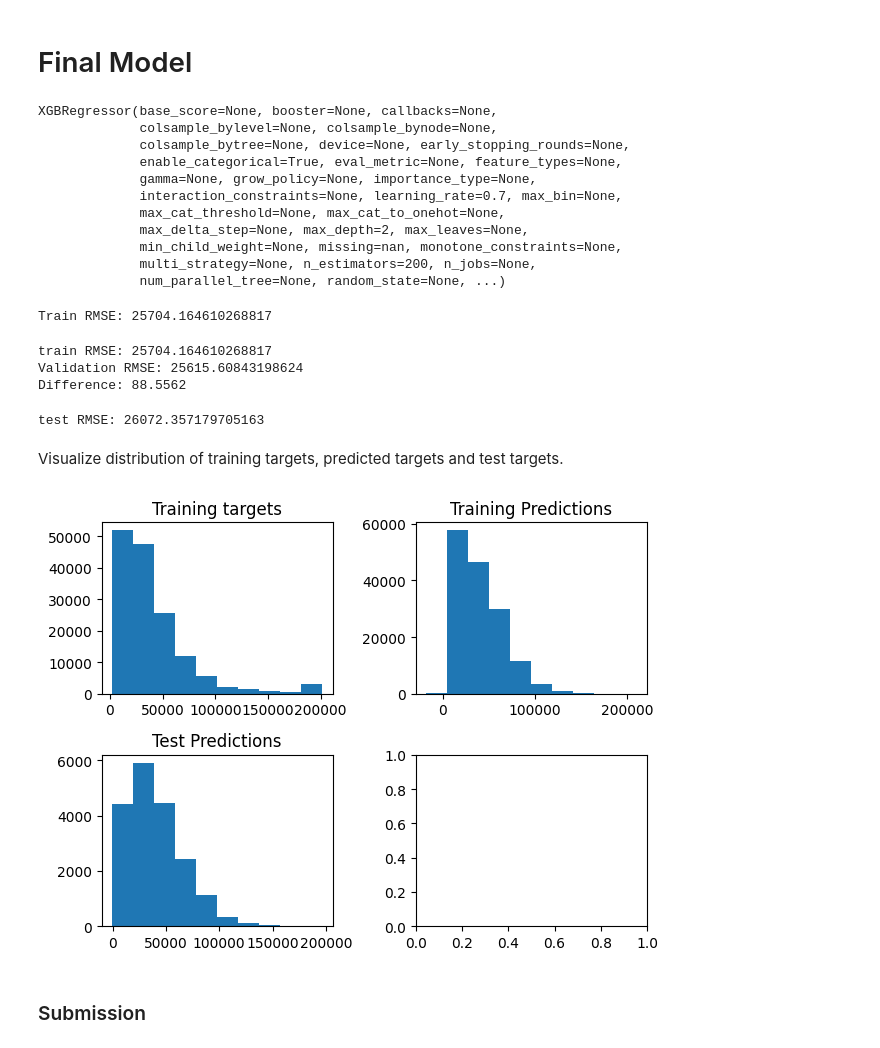
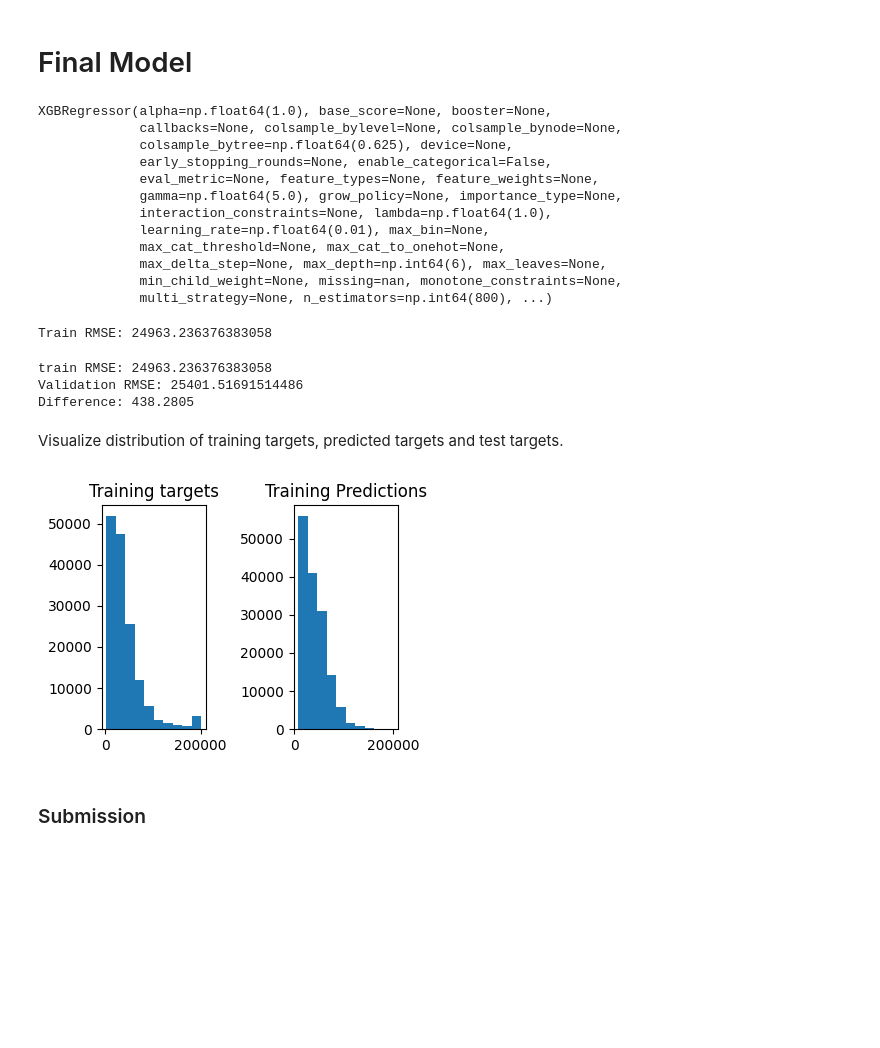
Before and after one commit to omkar-thite/used_car_regression_kaggle, a Jupyter notebook: used_car_regression.ipynb, the cells around one changed output. Saved outputs shown, nothing was run; the diff lists cells and outputs as text; code cells hidden in the pictures; blank space fills up the shorter version.

````diff
--- a/used_car_regression.ipynb
+++ b/used_car_regression.ipynb
@@ -865,7 +814,7 @@ test = test.values
 # %% [markdown]
 # Hyperparameters Search
 # %%
-'''from sklearn.model_selection import RandomizedSearchCV
+from sklearn.model_selection import RandomizedSearchCV
 
 # Define the parameter grid
 param_distributions = {
@@ -892,10 +841,9 @@ random_search = RandomizedSearchCV(
 )
 
 # Fit RandomizedSearchCV
-random_search.fit(x_train, y_train)
+random_search.fit(X_train, y_train)
 
 # Best parameters and score
 print("Best Parameters:", random_search.best_params_)
 print("Best Score:", random_search.best_score_)
-'''
 # %% [output]
@@ -903,3 +853,6 @@ print("Best Score:", random_search.best_score_)
+# %%
+best_parameters = {'subsample': np.float64(0.75), 'n_estimators': np.int64(800), 'max_depth': np.int64(6), 'learning_rate': np.float64(0.01), 'lambda': np.float64(1.0), 'gamma': np.float64(5.0), 'colsample_bytree': np.float64(0.625), 'alpha': np.float64(1.0)}
+BestScore: -673261088.7966733
 # %% [markdown]
 Obtained by running RandomSearchCV for 23 mins with t4 gpu
 ```python
@@ -1061,70 +1006,60 @@ xgb_model = XGBRegressor(learning_rate= optimum_lrate,
+# %%
+xgb_model = XGBRegressor(**best_parameters)
 # %%
 # Train model
-xgb_model.fit(x_train, y_train)
+xgb_model.fit(X_train, y_train)
 # %% [output]
-XGBRegressor(base_score=None, booster=None, callbacks=None,
-             colsample_bylevel=None, colsample_bynode=None,
-             colsample_bytree=None, device=None, early_stopping_rounds=None,
-             enable_categorical=True, eval_metric=None, feature_types=None,
-             gamma=None, grow_policy=None, importance_type=None,
-             interaction_constraints=None, learning_rate=0.7, max_bin=None,
+XGBRegressor(alpha=np.float64(1.0), base_score=None, booster=None,
+             callbacks=None, colsample_bylevel=None, colsample_bynode=None,
+             colsample_bytree=np.float64(0.625), device=None,
+             early_stopping_rounds=None, enable_categorical=False,
+             eval_metric=None, feature_types=None, feature_weights=None,
+             gamma=np.float64(5.0), grow_policy=None, importance_type=None,
+             interaction_constraints=None, lambda=np.float64(1.0),
+             learning_rate=np.float64(0.01), max_bin=None,
              max_cat_threshold=None, max_cat_to_onehot=None,
-             max_delta_step=None, max_depth=2, max_leaves=None,
+             max_delta_step=None, max_depth=np.int64(6), max_leaves=None,
              min_child_weight=None, missing=nan, monotone_constraints=None,
-             multi_strategy=None, n_estimators=200, n_jobs=None,
-             num_parallel_tree=None, random_state=None, ...)
+             multi_strategy=None, n_estimators=np.int64(800), ...)
 # %%
 # Calculate RMSE
-ypred = xgb_model.predict(x_train)
+ypred = xgb_model.predict(X_train)
 xgb_train_mse = mean_squared_error(y_train, ypred)
 
 print(f'Train RMSE: {np.sqrt(xgb_train_mse)}')
 # %% [output]
-Train RMSE: 25704.164610268817
+Train RMSE: 24963.236376383058
 # %%
-ypred = xgb_model.predict(x_train)
-xgb_train_mse = mean_squared_error(y_train, ypred)
-xgb_train_mse = np.sqrt(xgb_train_mse)
+ypred = xgb_model.predict(X_train)
+xgb_train_rmse = np.sqrt(mean_squared_error(y_train, ypred))
 
-ypred = xgb_model.predict(x_cv)
-xgb_cv_mse = mean_squared_error(y_cv, ypred)
-xgb_cv_mse = np.sqrt(xgb_cv_mse)
+ypred = xgb_model.predict(X_val)
+xgb_cv_rmse = np.sqrt(mean_squared_error(y_val, ypred))
 
 
-print(f'train RMSE: {xgb_train_mse}\nValidation RMSE: {xgb_cv_mse}')
-print(f'Difference: {abs(xgb_train_mse - xgb_cv_mse):.4f}')
+print(f'train RMSE: {xgb_train_rmse}\nValidation RMSE: {xgb_cv_rmse}')
+print(f'Difference: {abs(xgb_train_rmse - xgb_cv_rmse):.4f}')
 # %% [output]
-train RMSE: 25704.164610268817
-Validation RMSE: 25615.60843198624
-Difference: 88.5562
+train RMSE: 24963.236376383058
+Validation RMSE: 25401.51691514486
+Difference: 438.2805
-# %%
-y_pred = xgb_model.predict(x_test)
-test_error = mean_squared_error(y_pred, y_test)
-test_rmse = np.sqrt(test_error)
-print(f'test RMSE: {test_rmse}')
-# %% [output]
-test RMSE: 26072.357179705163
 # %% [markdown]
 Visualize distribution of training targets, predicted targets and test targets.
 # %%
-train_pred = xgb_model.predict(x_train)
-test_pred = xgb_model.predict(x_test)
+train_pred = xgb_model.predict(X_train)
 
-fig, axs = plt.subplots(2, 2)
+fig, axs = plt.subplots(1, 2)
 
-axs[0, 0].hist(y_train)
-axs[0, 0].set_title('Training targets')
+axs[0].hist(y_train)
+axs[0].set_title('Training targets')
 
-axs[0, 1].hist(train_pred)
-axs[0, 1].set_title('Training Predictions')
-
-axs[1, 0].hist(y_pred)
-axs[1, 0].set_title('Test Predictions')
+axs[1].hist(train_pred)
+axs[1].set_title('Training Predictions')
 
 plt.tight_layout()
 plt.show()
 # %% [output]
-[figure, old version]
+[figure, new version]
 # %% [markdown]
 ### Submission
 # %%
````
Also changed, not shown: parts of 110 cells of this notebook.
